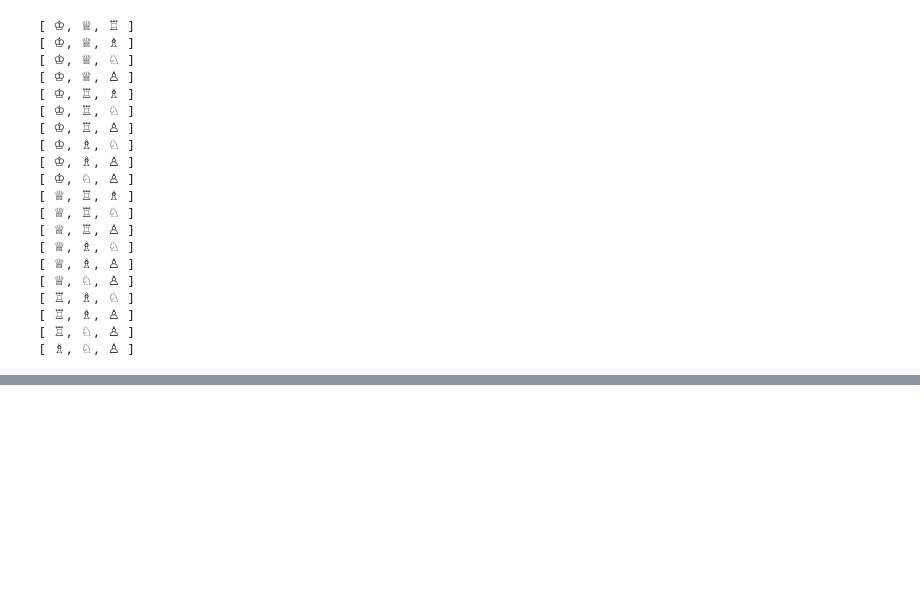
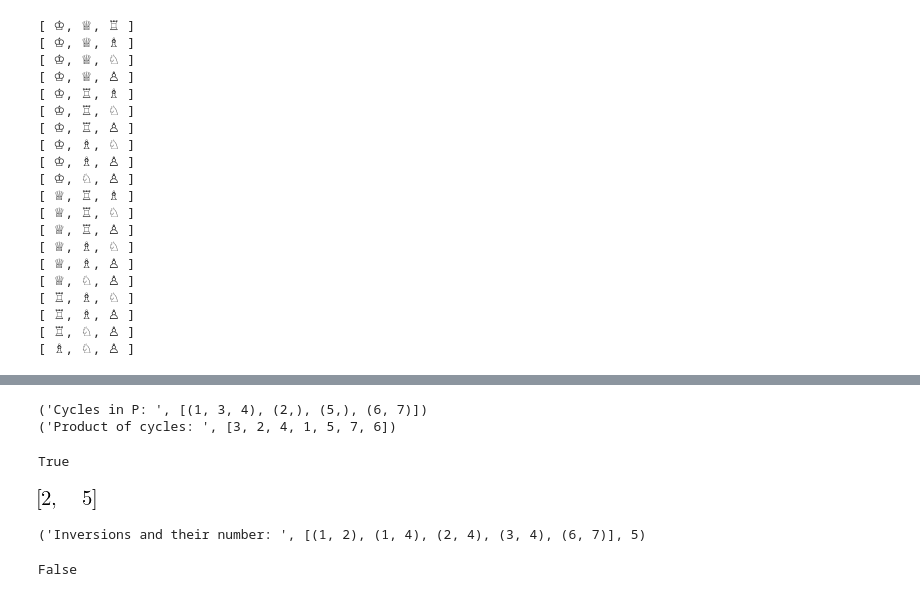
Before and after one commit to OlgaBelitskaya/linear_algebra_practice, a Jupyter notebook: work1_0.ipynb, the cells around one changed output, grey strips where cells are left out. Cells and saved outputs as stored; diff of their text form; code cells hidden in the pictures; blank space fills up the shorter version.

```diff
--- a/work1_0.ipynb
+++ b/work1_0.ipynb
@@ -311,0 +384,24 @@ a_14*a_23*a_32*a_41 - a_13*a_24*a_32*a_41 - a_14*a_22*a_33*a_41 + a_12*a_24*a_33
+# %%
+# sage
+P = [3,2,4,1,5,7,6]
+print('Cycles in P: ', Permutation(P).to_cycles())
+print('Product of cycles: ', Permutation([3,2,4,1,5,6,7]) * Permutation([1,2,3,4,5,7,6]))
+Permutation([3,2,4,1,5,6,7]) * Permutation([1,2,3,4,5,7,6]) == P
+# %% [output]
+('Cycles in P: ', [(1, 3, 4), (2,), (5,), (6, 7)])
+('Product of cycles: ', [3, 2, 4, 1, 5, 7, 6])
+True
+# %%
+Permutation(P).fixed_points()
+# %% [output]
+[figure, added]
+# %%
+print('Inversions and their number: ',
+      Permutation(P).inversions(),
+      Permutation(P).number_of_inversions())
+# %% [output]
+('Inversions and their number: ', [(1, 2), (1, 4), (2, 4), (3, 4), (6, 7)], 5)
+# %%
+Permutation(P).is_even()
+# %% [output]
+False
```
Also changed, not shown: parts of 47 cells of this notebook.
